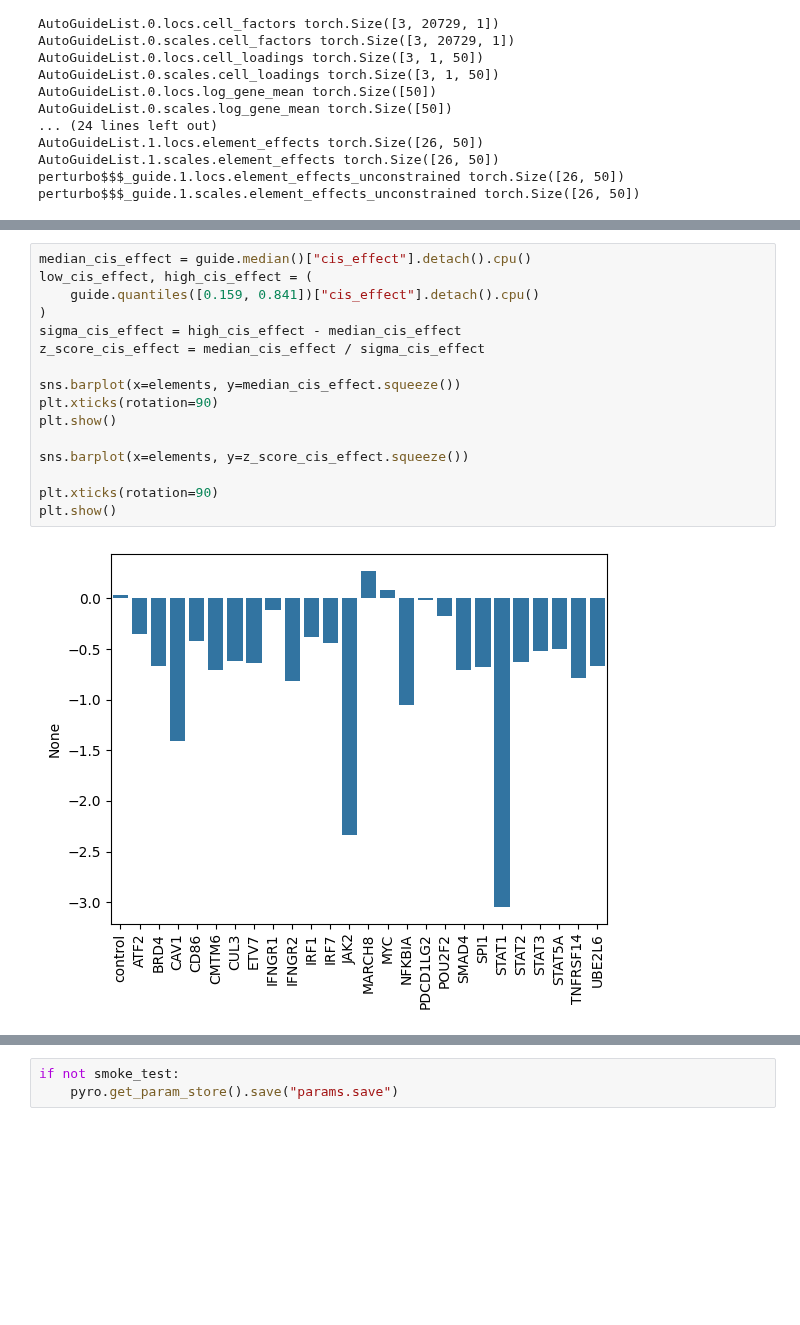
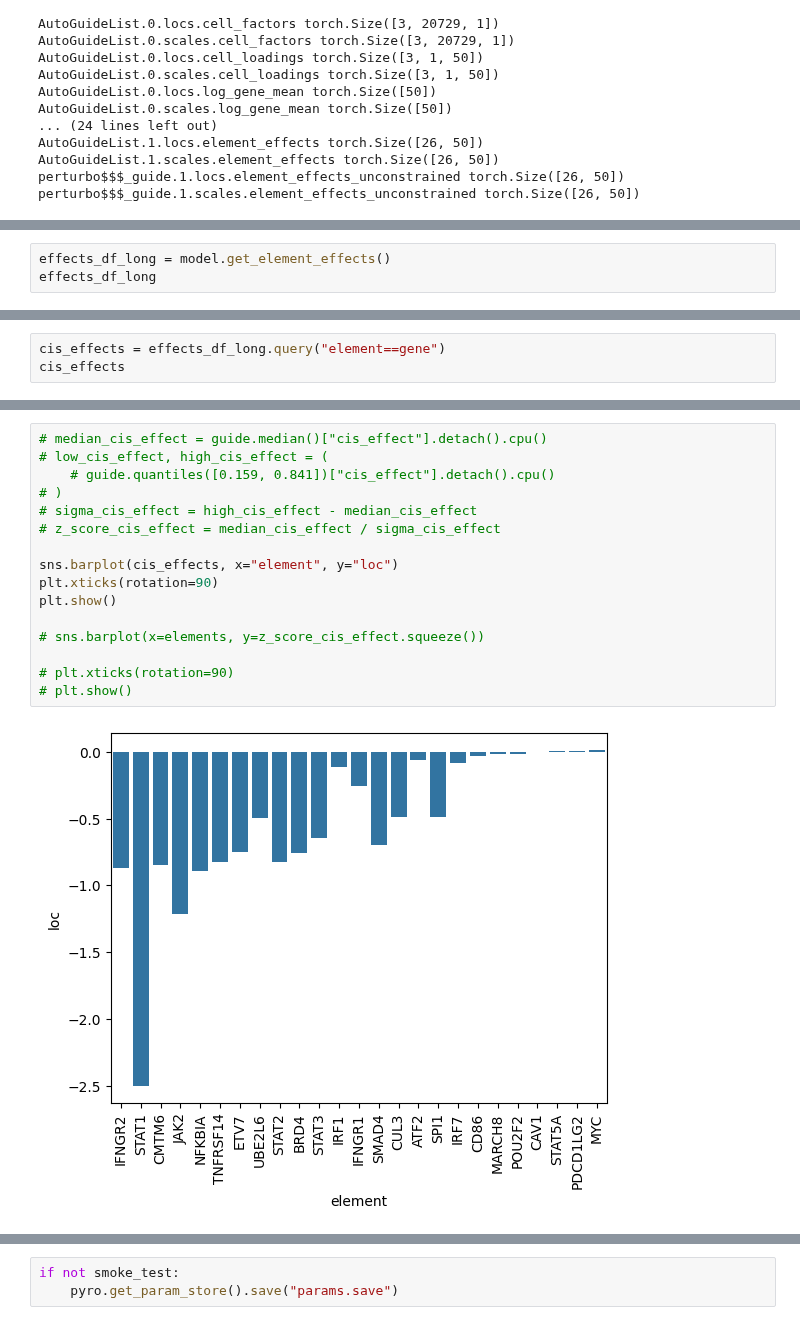
Before and after one commit to pinellolab/PerTurbo, a Jupyter notebook: docs/notebooks/papalexi.ipynb, the cells around one changed output, grey strips where cells are left out. Saved outputs shown, nothing was run; the diff lists cells and outputs as text; blank space fills up the shorter version.

```diff
--- a/docs/notebooks/papalexi.ipynb
+++ b/docs/notebooks/papalexi.ipynb
@@ -485,0 +473,3 @@ plt.xticks(rotation=90)
+# %%
+effects_df_long = model.get_element_effects()
+effects_df_long
@@ -485,0 +513,3 @@ plt.xticks(rotation=90)
+# %%
+cis_effects = effects_df_long.query("element==gene")
+cis_effects
@@ -486,18 +534,18 @@ plt.xticks(rotation=90)
 # %%
-median_cis_effect = guide.median()["cis_effect"].detach().cpu()
-low_cis_effect, high_cis_effect = (
-    guide.quantiles([0.159, 0.841])["cis_effect"].detach().cpu()
-)
-sigma_cis_effect = high_cis_effect - median_cis_effect
-z_score_cis_effect = median_cis_effect / sigma_cis_effect
+# median_cis_effect = guide.median()["cis_effect"].detach().cpu()
+# low_cis_effect, high_cis_effect = (
+    # guide.quantiles([0.159, 0.841])["cis_effect"].detach().cpu()
+# )
+# sigma_cis_effect = high_cis_effect - median_cis_effect
+# z_score_cis_effect = median_cis_effect / sigma_cis_effect
 
-sns.barplot(x=elements, y=median_cis_effect.squeeze())
+sns.barplot(cis_effects, x="element", y="loc")
 plt.xticks(rotation=90)
 plt.show()
 
-sns.barplot(x=elements, y=z_score_cis_effect.squeeze())
+# sns.barplot(x=elements, y=z_score_cis_effect.squeeze())
 
-plt.xticks(rotation=90)
-plt.show()
+# plt.xticks(rotation=90)
+# plt.show()
 # %% [output]
-[figure, old version]
+[figure, new version]
```
Also changed, not shown: parts of 34 cells of this notebook.
